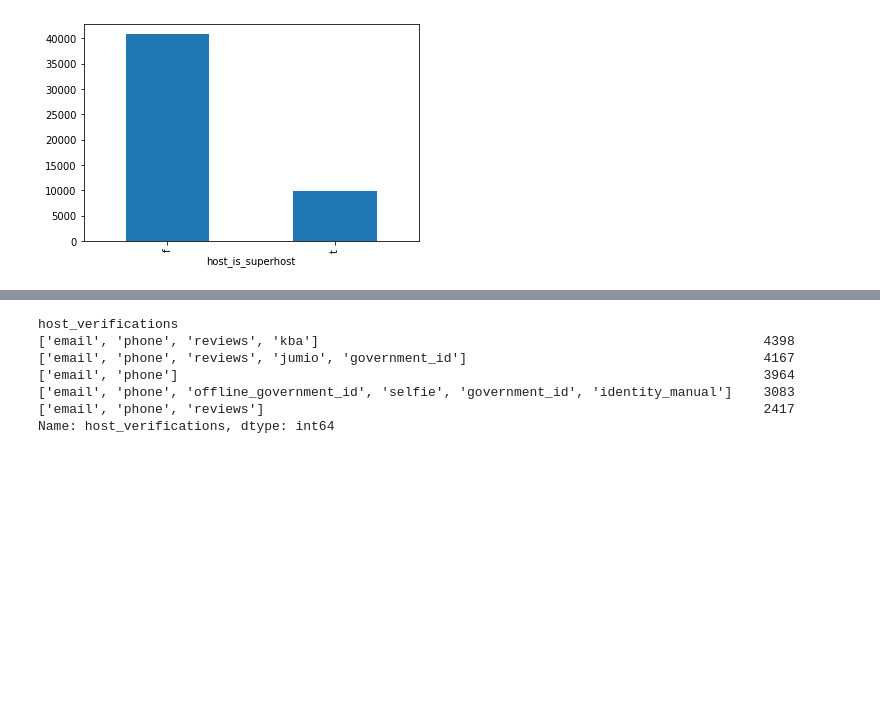
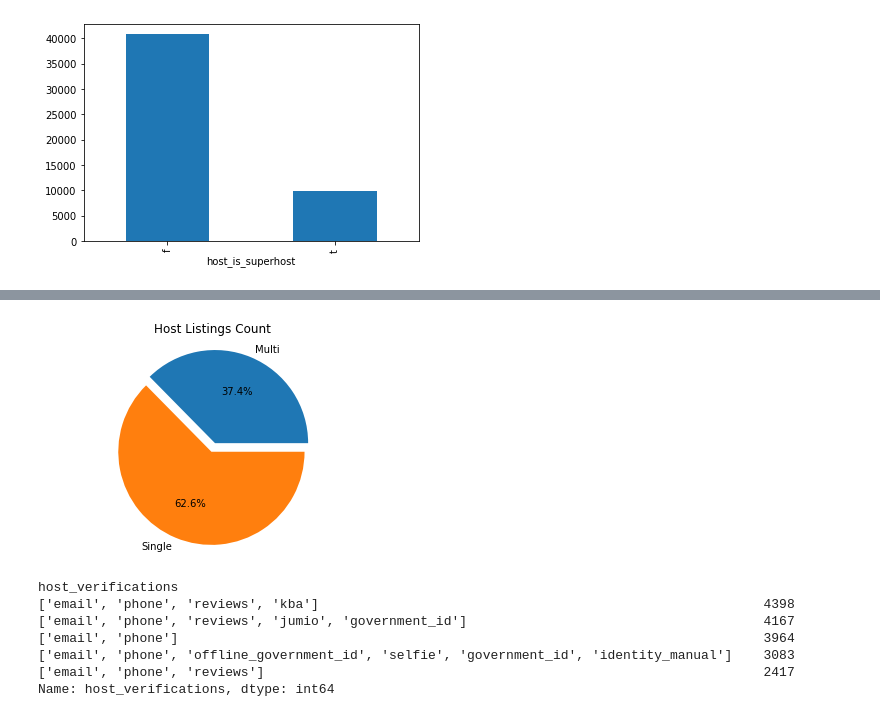
Before and after one commit to dcollaguazo/Airbnb-Price-Prediction, a Jupyter notebook: 1_Ingestion_Wrangling/2_listings_select_rows.ipynb, the cells around one changed output, grey strips where cells are left out. Cells and saved outputs as stored; diff of their text form; code cells hidden in the pictures; blank space fills up the shorter version.

```diff
--- a/1_Ingestion_Wrangling/2_listings_select_rows.ipynb
+++ b/1_Ingestion_Wrangling/2_listings_select_rows.ipynb
@@ -158,3 +158,26 @@ Name: host_listings_count, dtype: int64
+# %%
+#host_listings_count
+
+def convert_string_to_int(row):
+    if row <= 1:
+        row = 'Single'
+    else: row = 'Multi'
+    return row
+
+listings['multiple_listings'] = listings['host_listings_count'].apply(lambda col: convert_string_to_int(col))
+
+#check result
+df = listings.groupby('multiple_listings')['multiple_listings'].size()#host_listings_count
+# df.plot(kind='pie', subplots=True)
+
+my_labels = 'Multi','Single'
+my_explode = (0, 0.1)
+plt.pie(df,labels=my_labels,autopct='%1.1f%%', explode=my_explode)
+plt.title('Host Listings Count')
+plt.axis('equal')
+plt.show()
+# %% [output]
+[figure, added]
 # %%
 #host_verifications
 
```
Also changed, not shown: parts of 1 cell of this notebook, 5 other files.
